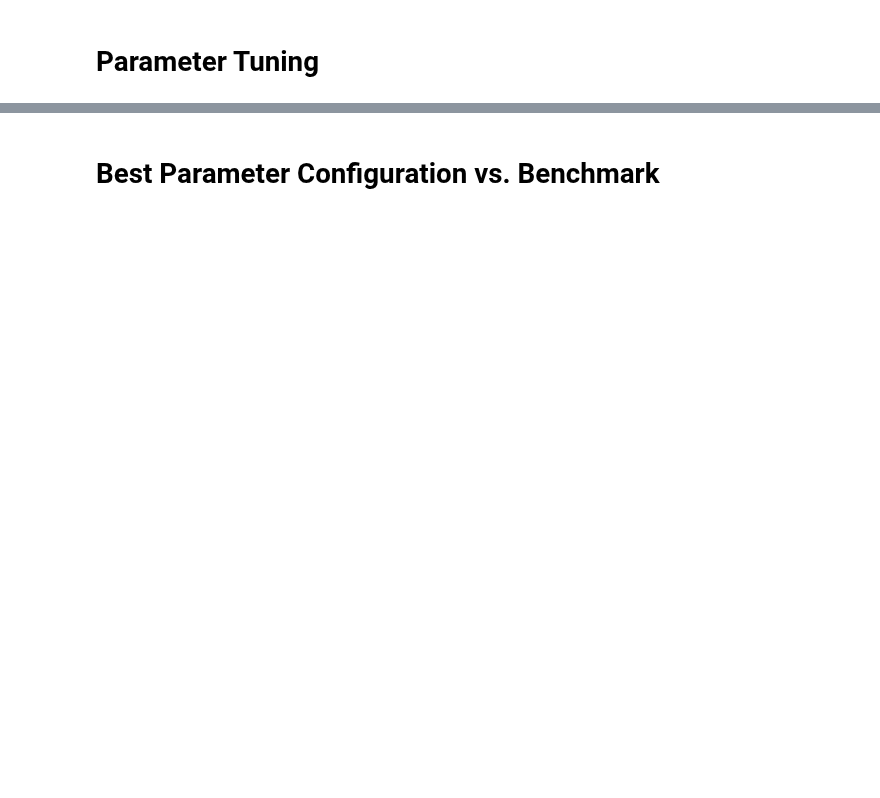
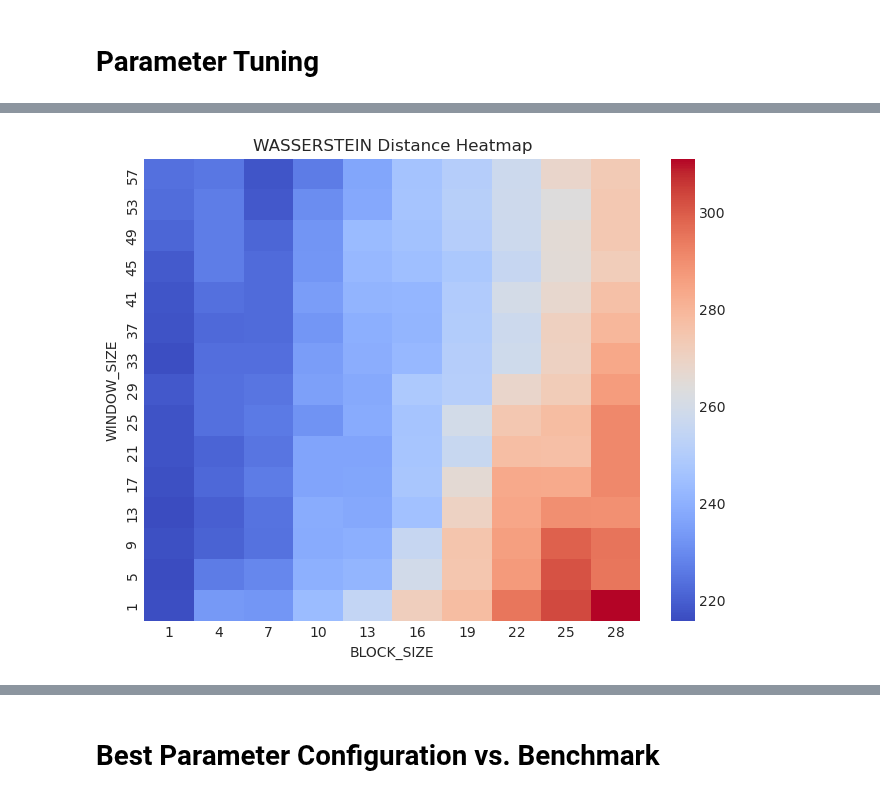
Before and after one commit to chrisnhr/Diplom, a Jupyter notebook: bootstrapping.ipynb, the cells around one changed output, grey strips where cells are left out. Saved outputs shown, nothing was run; the diff lists cells and outputs as text; code cells hidden in the pictures; blank space fills up the shorter version.

```diff
--- a/bootstrapping.ipynb
+++ b/bootstrapping.ipynb
@@ -113,0 +142,14 @@ df_grid_results.groupby(["WINDOW_SIZE", "BLOCK_SIZE"]).median().drop(["TEST_ITEM
+# %%
+metric = "WASSERSTEIN"
+df_heatmap = df_grid_results.query("WINDOW_SIZE != 0")\
+    .groupby(["WINDOW_SIZE", "BLOCK_SIZE"]).median().reset_index()\
+    .pivot(index="WINDOW_SIZE", columns="BLOCK_SIZE", values=metric).sort_index(ascending=False)
+
+plt.figure(figsize=(8, 6))
+sns.heatmap(df_heatmap.sort_index(ascending=False), cmap="coolwarm")#gray
+plt.xlabel("BLOCK_SIZE")
+plt.ylabel("WINDOW_SIZE")
+plt.title(f"{metric} Distance Heatmap")
+plt.show()
+# %% [output]
+[figure, added]
```
Also changed, not shown: parts of 24 cells of this notebook, 3 other files.
